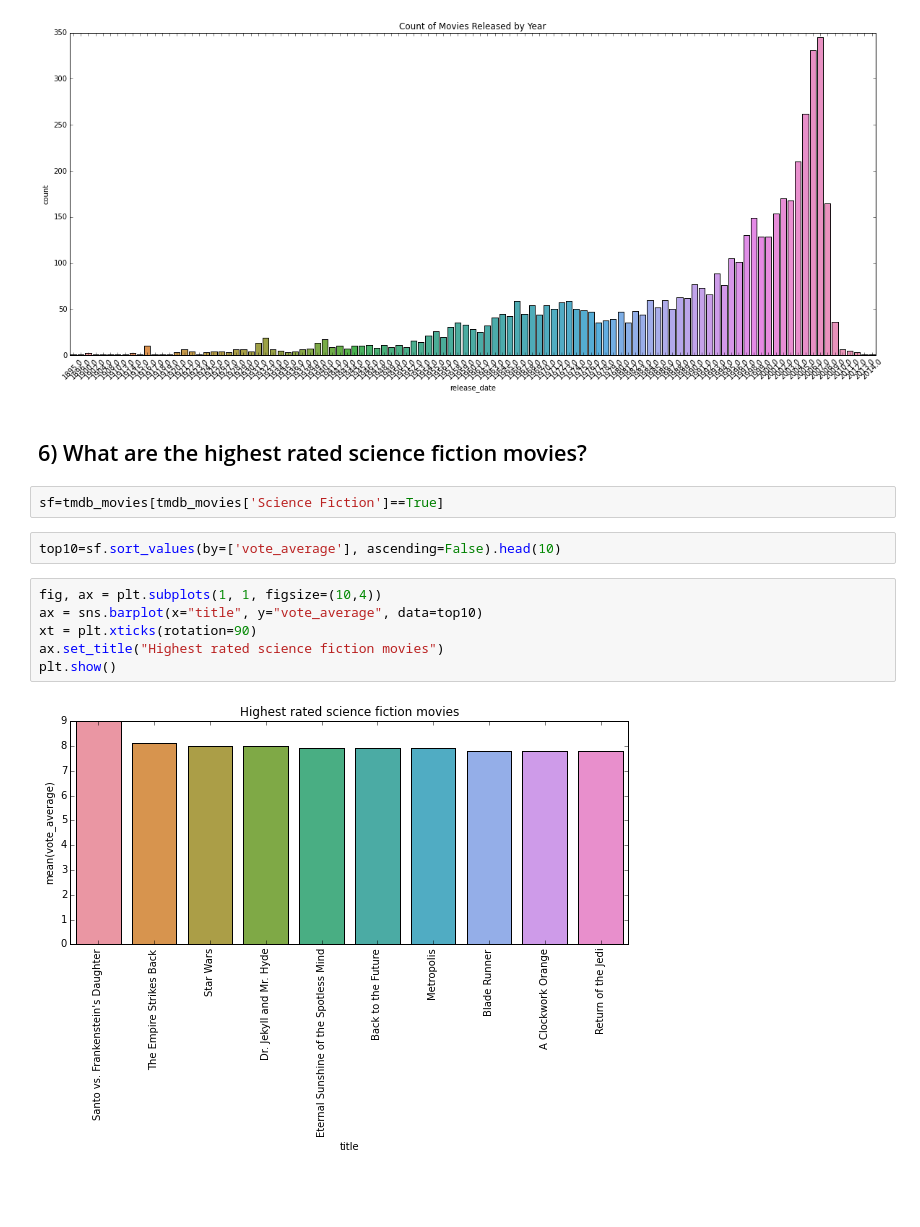
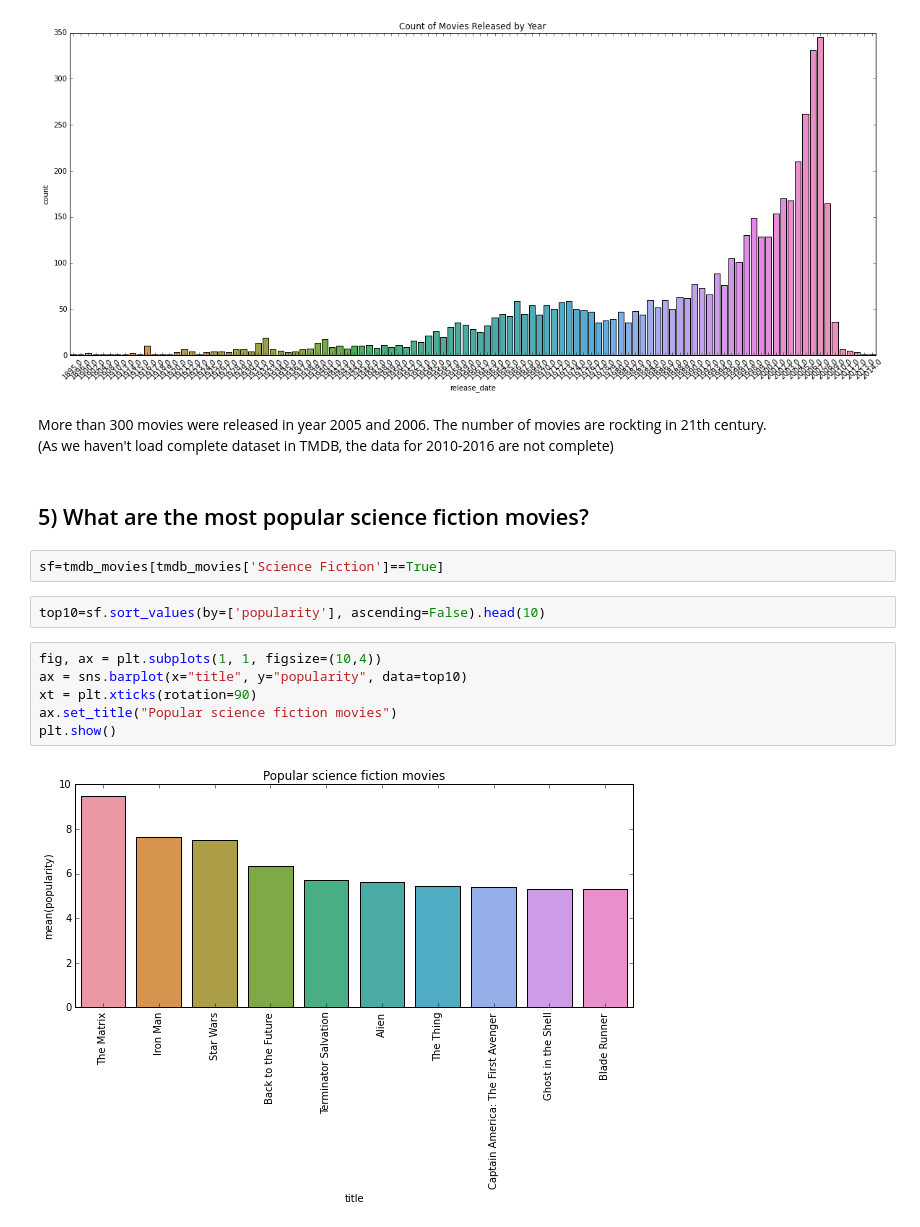
Before and after one commit to chrystalchan-academic/movie_project, a Jupyter notebook: python_notebook/Milestone1_EDA_TMDB.ipynb, the cells around one changed output. Cells and saved outputs as stored; diff of their text form; blank space fills up the shorter version.

Commit message:
Ai Update TMDB

```diff
--- a/python_notebook/Milestone1_EDA_TMDB.ipynb
+++ b/python_notebook/Milestone1_EDA_TMDB.ipynb
@@ -460,19 +463,21 @@ ax.set_title("Count of Movies Released by Year")
 xt = plt.xticks(rotation=45)
 # %% [output]
 [figure]
+# %% [markdown]
+More than 300 movies were released in year 2005 and 2006. The number of movies are rockting in 21th century.<br> (As we haven't load complete dataset in TMDB, the data for 2010-2016 are not complete)
 # %% [markdown]
-## 6) What are the highest rated science fiction movies?
+## 5) What are the most popular science fiction movies?
 # %%
 sf=tmdb_movies[tmdb_movies['Science Fiction']==True]
 # %%
-top10=sf.sort_values(by=['vote_average'], ascending=False).head(10)
+top10=sf.sort_values(by=['popularity'], ascending=False).head(10)
 # %%
 fig, ax = plt.subplots(1, 1, figsize=(10,4))
-ax = sns.barplot(x="title", y="vote_average", data=top10)
+ax = sns.barplot(x="title", y="popularity", data=top10)
 xt = plt.xticks(rotation=90)
-ax.set_title("Highest rated science fiction movies")
+ax.set_title("Popular science fiction movies")
 plt.show()
 # %% [output]
-[figure, old version]
+[figure, new version]
 # %%
 top10[['title','overview', 'popularity','production_countries', 'release_date',
```
Also changed, not shown: parts of 16 cells of this notebook.
